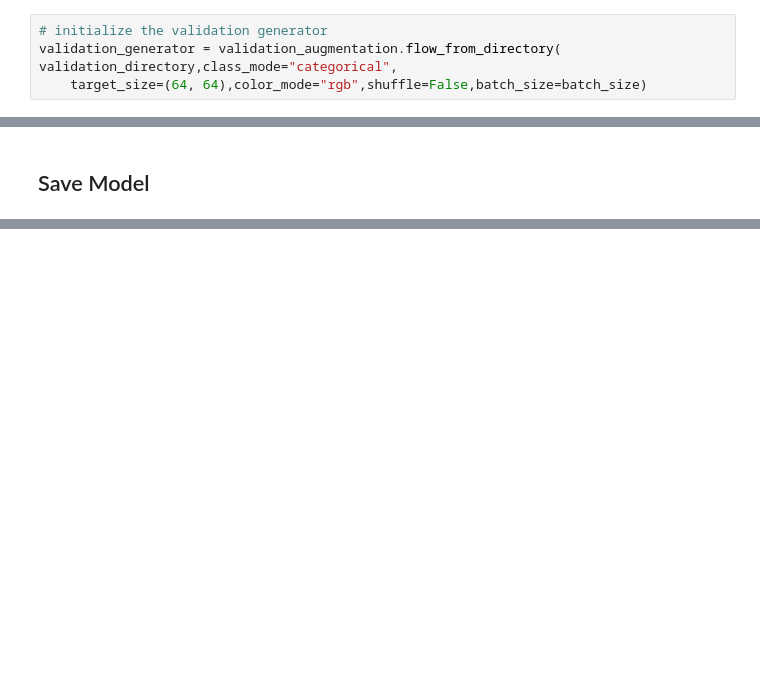
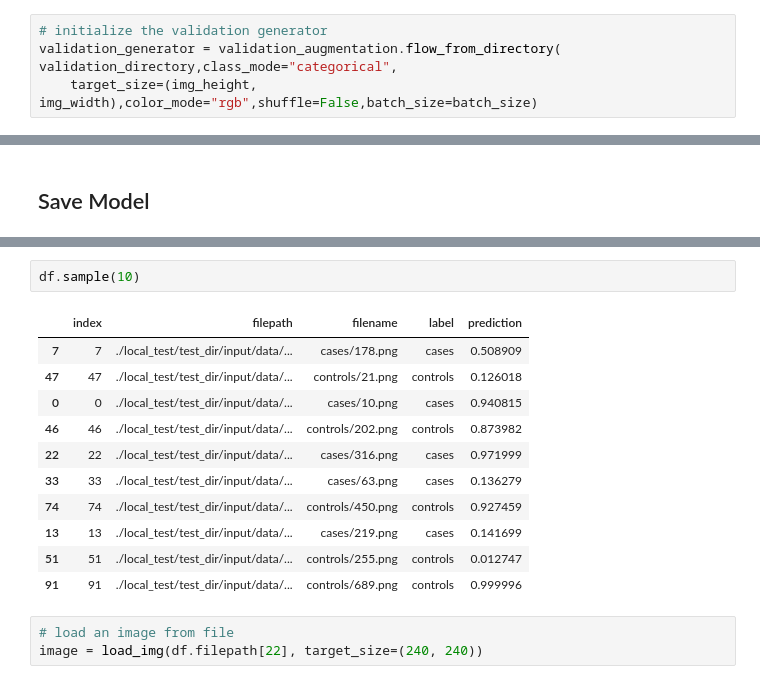
Before and after one commit to pmleffers/Glaucoma, a Jupyter notebook: Glaucoma Detector.ipynb, the cells around one changed output, grey strips where cells are left out. Drawn from its saved outputs; the diff is of its cells as text; blank space fills up the shorter version.

```diff
--- a/Glaucoma Detector.ipynb
+++ b/Glaucoma Detector.ipynb
@@ -758,7 +762,7 @@ Found 1045 images belonging to 2 classes.
 # initialize the validation generator
 validation_generator = validation_augmentation.flow_from_directory(
 validation_directory,class_mode="categorical",
-    target_size=(64, 64),color_mode="rgb",shuffle=False,batch_size=batch_size)
+    target_size=(img_height, img_width),color_mode="rgb",shuffle=False,batch_size=batch_size)
 # %% [output]
 Found 100 images belonging to 2 classes.
 # %%
@@ -882,0 +942,17 @@ json_string = model.to_json()
+# %%
+df.sample(10)
+# %% [output]
+|  | index | filepath | filename | label | prediction |
+| 7 | 7 | ./local_test/test_dir/input/data/... | cases/178.png | cases | 0.508909 |
+| 47 | 47 | ./local_test/test_dir/input/data/... | controls/21.png | controls | 0.126018 |
+| 0 | 0 | ./local_test/test_dir/input/data/... | cases/10.png | cases | 0.940815 |
+| 46 | 46 | ./local_test/test_dir/input/data/... | controls/202.png | controls | 0.873982 |
+| 22 | 22 | ./local_test/test_dir/input/data/... | cases/316.png | cases | 0.971999 |
+| 33 | 33 | ./local_test/test_dir/input/data/... | cases/63.png | cases | 0.136279 |
+| 74 | 74 | ./local_test/test_dir/input/data/... | controls/450.png | controls | 0.927459 |
+| 13 | 13 | ./local_test/test_dir/input/data/... | cases/219.png | cases | 0.141699 |
+| 51 | 51 | ./local_test/test_dir/input/data/... | controls/255.png | controls | 0.012747 |
+| 91 | 91 | ./local_test/test_dir/input/data/... | controls/689.png | controls | 0.999996 |
+# %%
+# load an image from file
+image = load_img(df.filepath[22], target_size=(240, 240))
```
Also changed, not shown: parts of 25 cells of this notebook.
